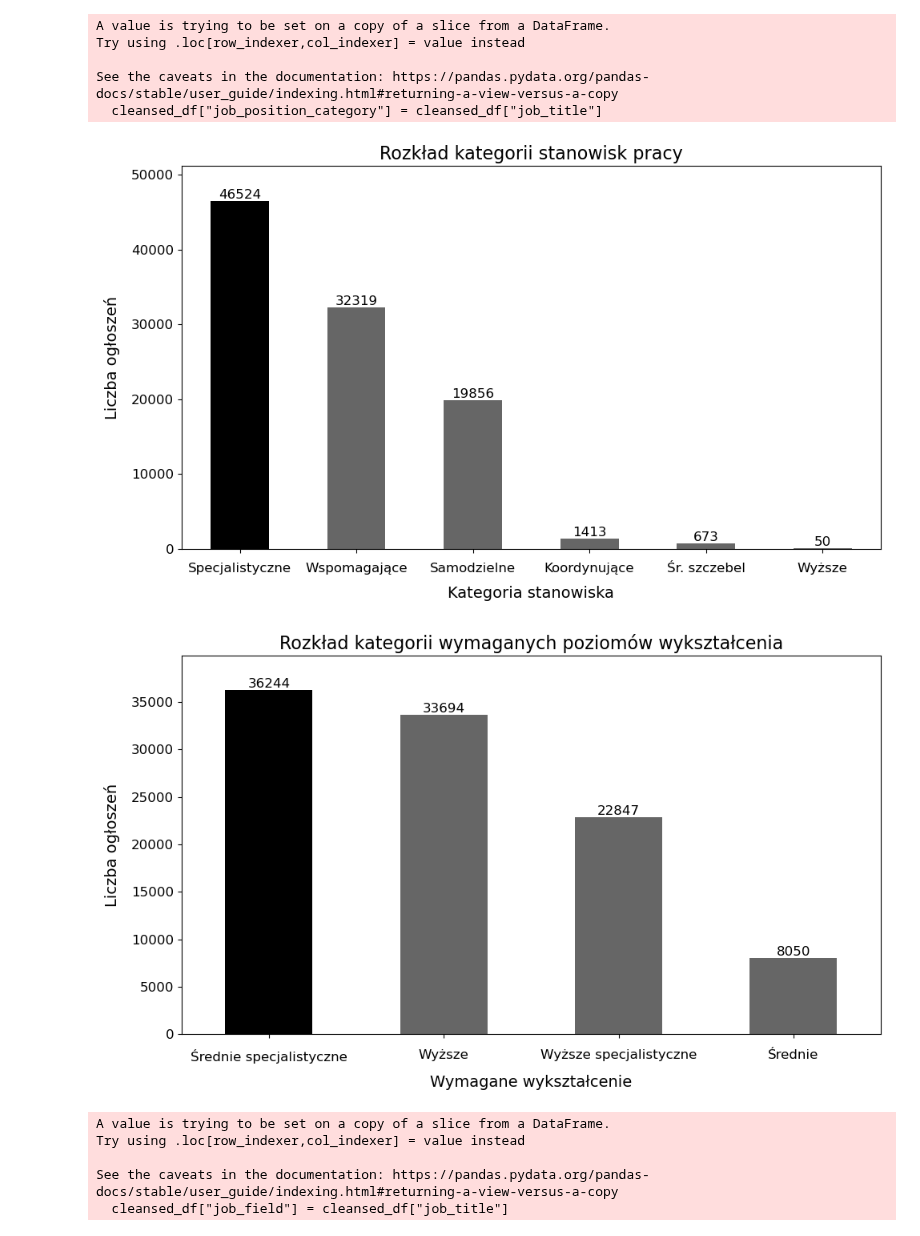
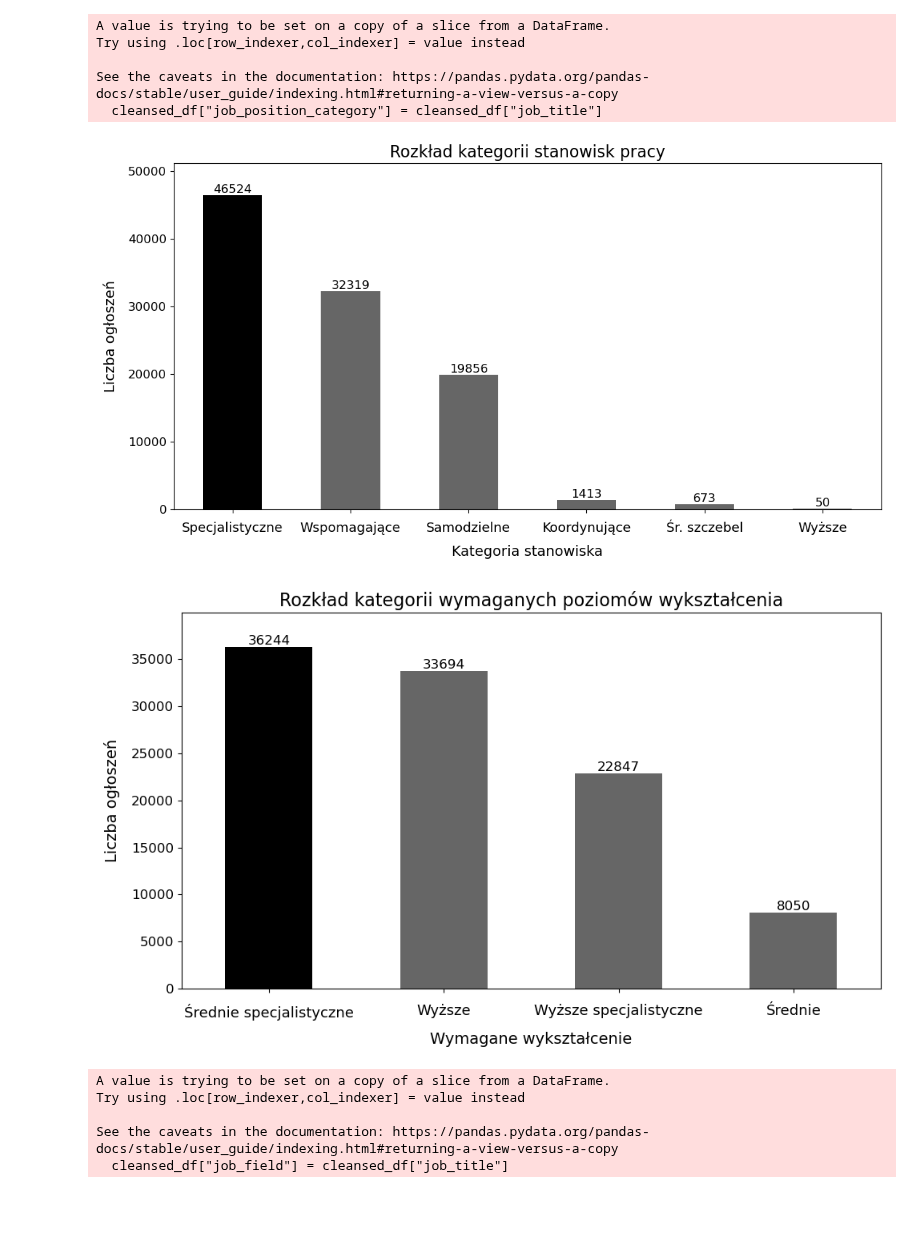
Before and after one commit to BERENZ/2024-mgr-sluzba-cywilna, a Jupyter notebook: Python/Code/Further_data_cleansing.ipynb, the cells around one changed output. Cells and saved outputs as stored; diff of their text form; code cells hidden in the pictures; blank space fills up the shorter version.

Commit message:
even more readable bar charts

```diff
--- a/Python/Code/Further_data_cleansing.ipynb
+++ b/Python/Code/Further_data_cleansing.ipynb
@@ -184,46 +184,46 @@ plt.rcParams.update({
     'font.family': 'DejaVu Sans',
     'axes.titlesize': 16,
     'axes.labelsize': 14,
-    'xtick.labelsize': 12,
+    'xtick.labelsize': 13,
     'ytick.labelsize': 12,
 })
 
-plt.figure(figsize=(10, 6))
+plt.figure(figsize=(11, 6))
 
 # Count job positions excluding 'other'
 counts = cleansed_df.loc[
     cleansed_df['job_position_category'] != 'other', 'job_position_category'
 ].value_counts()
 
 colors = ['#000000'] + ['#666666'] * (len(counts) - 1)
 ax = counts.plot(kind='bar', color=colors)
 plt.xlabel('Kategoria stanowiska', labelpad=10)
 plt.ylabel('Liczba ogłoszeń', labelpad=10)
 plt.title('Rozkład kategorii stanowisk pracy')
 
 new_labels = ['Specjalistyczne', 'Wspomagające', 'Samodzielne',
               'Koordynujące', "Śr. szczebel", "Wyższe"]
 ax.set_xticklabels(new_labels, rotation=0, ha='center')
 ax.tick_params(axis='x', pad=9)
 
 for p in ax.patches:
     ax.annotate(f'{int(p.get_height())}',
                 (p.get_x() + p.get_width() / 2, p.get_height()),
                 ha='center', va='bottom', fontsize=12)
 
 ax.set_ylim(0, counts.max() * 1.10)
 plt.tight_layout()
 # export
 plt.savefig("position_category_bar_chart.png", format="png", bbox_inches="tight")
 plt.show()
 # %% [output]
-[figure, old version]
+[figure, new version]
 # %%
 plt.rcParams.update({
     'font.family': 'DejaVu Sans',
     'axes.titlesize': 16,
     'axes.labelsize': 14,
-    'xtick.labelsize': 12,
+    'xtick.labelsize': 13,
     'ytick.labelsize': 12,
 })
 
@@ -253,7 +253,7 @@ plt.tight_layout()
 plt.savefig("education_level_bar_chart.png", format="png", bbox_inches="tight")
 plt.show()
 # %% [output]
-[figure, old version]
+[figure, new version]
 # %%
 # Dropping positions that I couldn't determine a category for.
 cleansed_df = cleansed_df[~cleansed_df['job_title'].isin(['dezynfektor', 'starszy instruktor'])]
```
Also changed, not shown: parts of 1 cell of this notebook.
